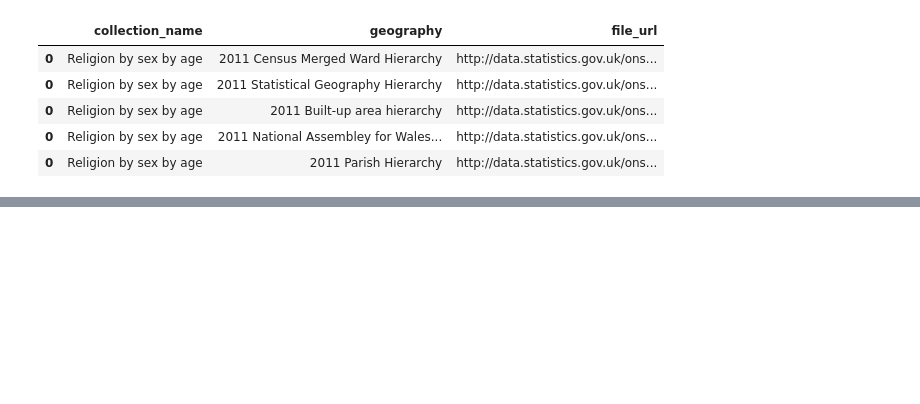
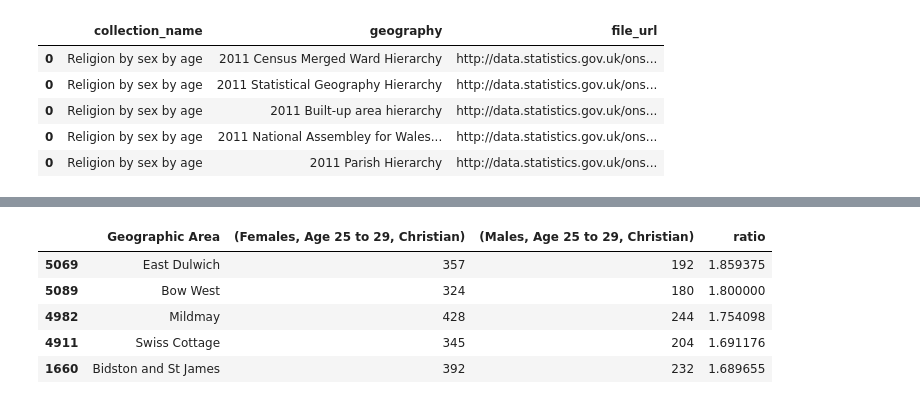
Before and after one commit to simonproffitt/health_data_analysis, a Jupyter notebook: notebooks/ONS Lib examples.ipynb, the cells around one changed output, grey strips where cells are left out. Drawn from its saved outputs; the diff is of its cells as text; code cells hidden in the pictures; blank space fills up the shorter version.

```diff
--- a/notebooks/ONS Lib examples.ipynb
+++ b/notebooks/ONS Lib examples.ipynb
@@ -112,0 +105,27 @@ data[data['Geographic Area'] == 'England and Wales'] [['Total: All categories: S
+# %%
+# Where should I live?
+
+#get columns we want using tuple-column indexing
+r = [data[x] for x in [           ('Geographic Area'),
+                                  ('Females','Age 25 to 29','Christian'),
+                                  ('Males','Age 25 to 29','Christian')
+                                 ]]
+r1 = pandas.concat(r,axis = 1)
+#coerse types
+r1[('Females','Age 25 to 29','Christian')] = r1[('Females','Age 25 to 29','Christian')].map(lambda x: int(x))
+r1[('Males','Age 25 to 29','Christian')] = r1[('Males','Age 25 to 29','Christian')].map(lambda x: int(x))
+
+# filter for large enough places
+r1= r1[r1[('Females','Age 25 to 29','Christian')] > 300]
+
+# calculate the ratio
+r1['ratio'] = r1[('Females','Age 25 to 29','Christian')] /r1[('Males','Age 25 to 29','Christian')]
+
+r1.sort_values('ratio',ascending = False).head()
+# %% [output]
+|  | Geographic Area | (Females, Age 25 to 29, Christian) | (Males, Age 25 to 29, Christian) | ratio |
+| 5069 | East Dulwich | 357 | 192 | 1.859375 |
+| 5089 | Bow West | 324 | 180 | 1.800000 |
+| 4982 | Mildmay | 428 | 244 | 1.754098 |
+| 4911 | Swiss Cottage | 345 | 204 | 1.691176 |
+| 1660 | Bidston and St James | 392 | 232 | 1.689655 |
```
Also changed, not shown: parts of 8 cells of this notebook, 1 other file.
